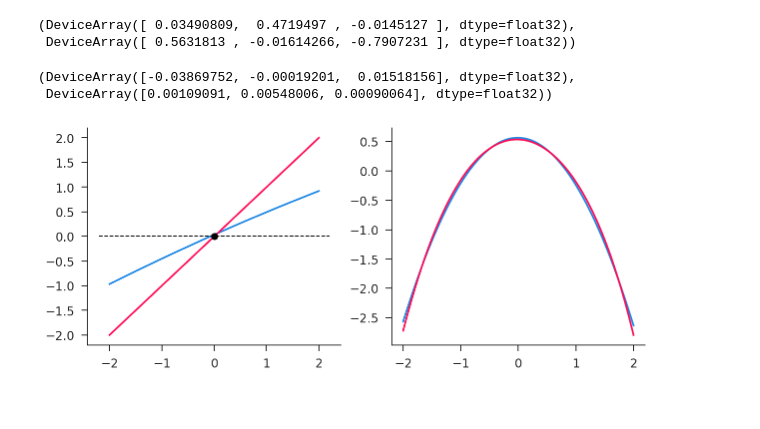
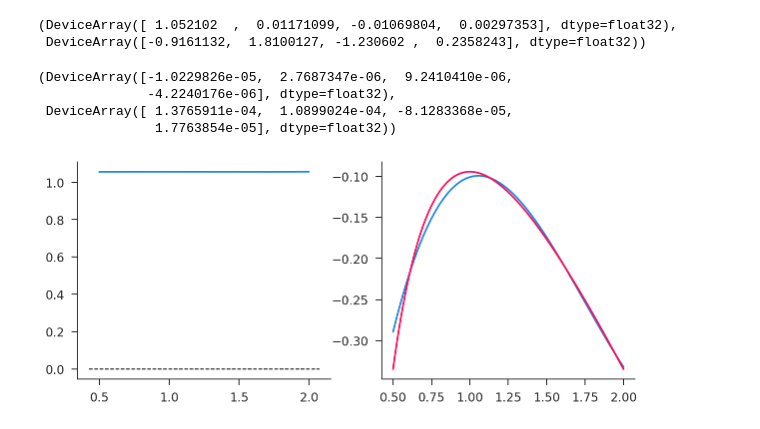
Before and after one commit to iamlemec/simulant, a Jupyter notebook: rl_simple.ipynb, the cells around one changed output. Saved outputs shown, nothing was run; the diff lists cells and outputs as text; code cells hidden in the pictures.

```diff
--- a/rl_simple.ipynb
+++ b/rl_simple.ipynb
@@ -13,25 +11,27 @@ WARNING:absl:No GPU/TPU found, falling back to CPU. (Set TF_CPP_MIN_LOG_LEVEL=0
 # %%
-θp, θv = rls.solve_iterate(R=1000)
+θp, θv = rls.solve_iterate(R=2000, Δp=0.1, Δv=0.1)
 θp, θv
 # %% [output]
-(DeviceArray([ 0.03490809,  0.4719497 , -0.0145127 ], dtype=float32),
- DeviceArray([ 0.5631813 , -0.01614266, -0.7907231 ], dtype=float32))
+(DeviceArray([ 1.052102  ,  0.01171099, -0.01069804,  0.00297353], dtype=float32),
+ DeviceArray([-0.9161132,  1.8100127, -1.230602 ,  0.2358243], dtype=float32))
 # %%
 pgrad = rls.grad_policy_obj(θp, θv)
 vgrad = rls.grad_value_obj(θp, θv)
 pgrad, vgrad
 # %% [output]
-(DeviceArray([-0.03869752, -0.00019201,  0.01518156], dtype=float32),
- DeviceArray([0.00109091, 0.00548006, 0.00090064], dtype=float32))
+(DeviceArray([-1.0229826e-05,  2.7687347e-06,  9.2410410e-06,
+              -4.2240176e-06], dtype=float32),
+ DeviceArray([ 1.3765911e-04,  1.0899024e-04, -8.1283368e-05,
+               1.7763854e-05], dtype=float32))
 # %%
 poly = rls.pol_vec(rls.xgrid, θp)
 value = rls.val_vec(rls.xgrid, θv)
 valuep = rls.eval_policy_vec(rls.xgrid, θp, θv)
 # %%
 fig, (ax0, ax1) = plt.subplots(ncols=2, figsize=(10, 4))
-ax0.plot(rls.xgrid, poly, rls.xgrid, rls.xgrid)
+ax0.plot(rls.xgrid, poly)
 ax1.plot(rls.xgrid, value, rls.xgrid, valuep)
 ax0.hlines(0, *ax0.get_xlim(), color='k', linestyle='--', linewidth=1)
 ax0.scatter(0, 0, color='k', zorder=10);
 # %% [output]
-[figure, old version]
+[figure, new version]
```
Also changed, not shown: parts of 1 cell of this notebook, 2 other files.
